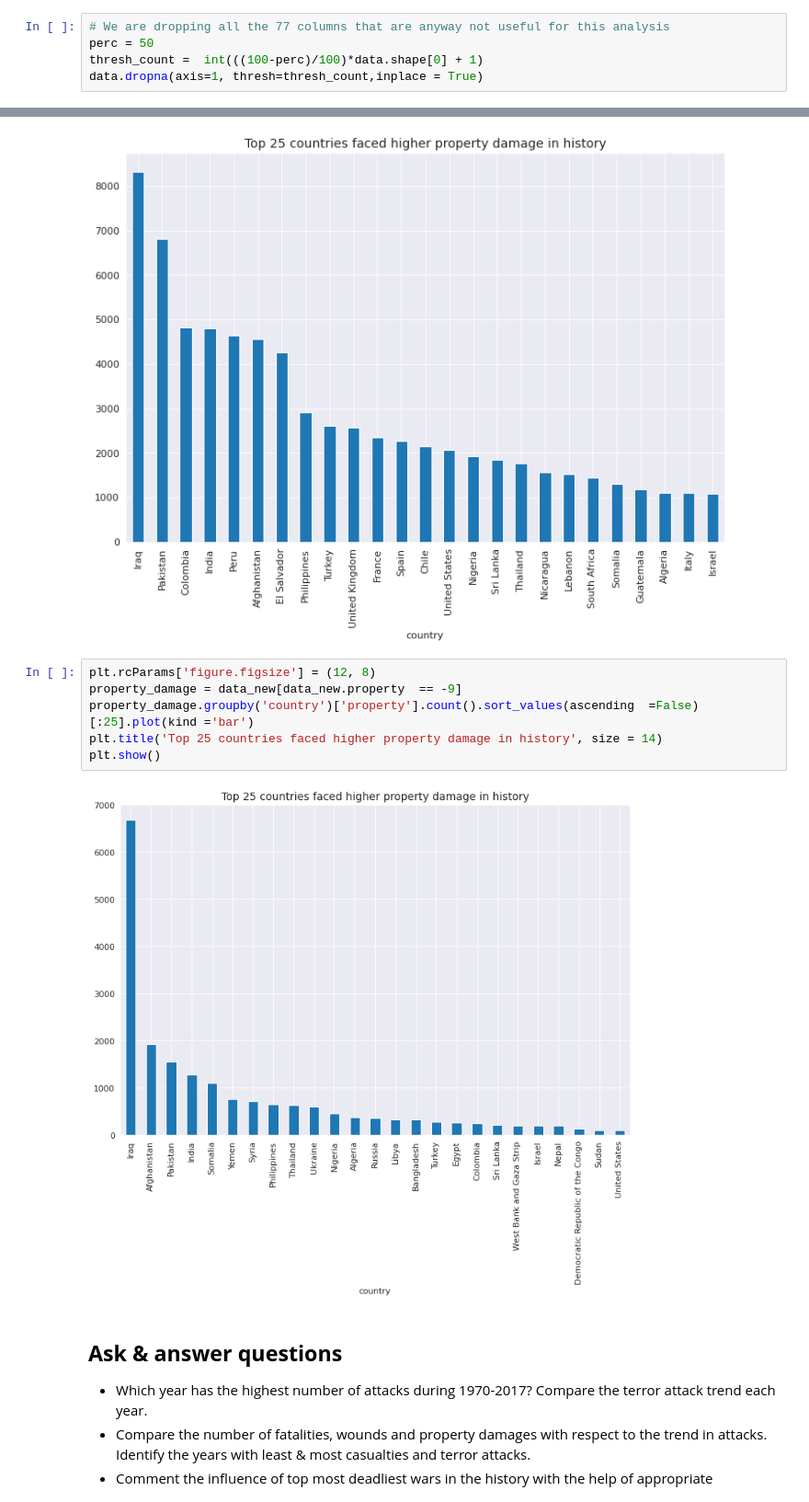
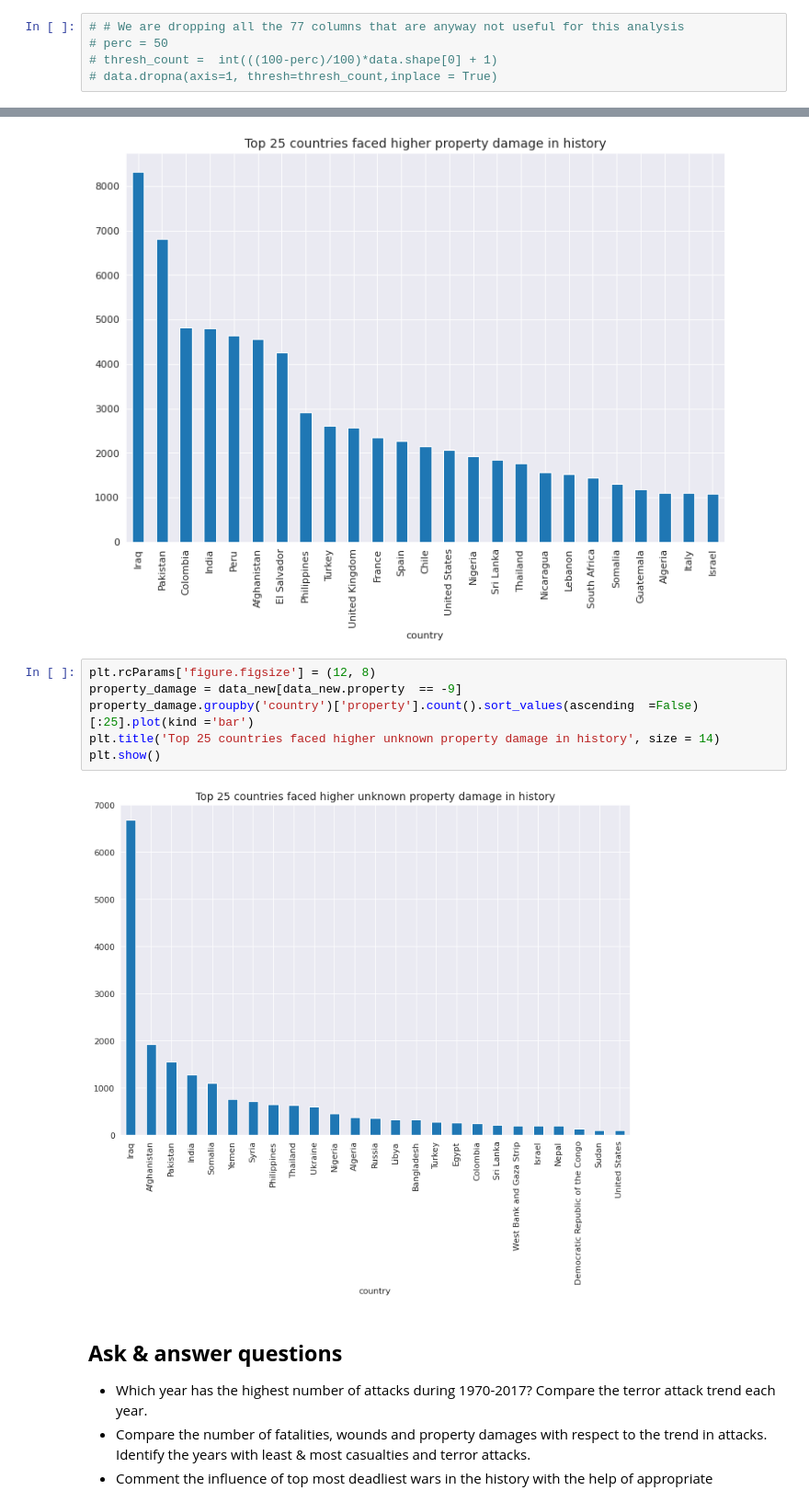
Before and after one commit to JozJozmin/GTD-, a Jupyter notebook: global-terrorism-analysis-capstone-project-ipynb.ipynb, the cells around one changed output, grey strips where cells are left out. Shown at 92% size. Saved outputs shown, nothing was run; the diff lists cells and outputs as text.

Commit message:
Kaggle Notebook | Global Terrorism Analysis - Capstone Project.ipynb | Version 29

```diff
--- a/global-terrorism-analysis-capstone-project-ipynb.ipynb
+++ b/global-terrorism-analysis-capstone-project-ipynb.ipynb
@@ -100,9 +115,9 @@ print(f'The number of columns which have more than 50% of null values are:{ len(
 # %% [output]
 The number of columns which have more than 50% of null values are:77
 # %%
-# We are dropping all the 77 columns that are anyway not useful for this analysis
-perc = 50
-thresh_count =  int(((100-perc)/100)*data.shape[0] + 1)
-data.dropna(axis=1, thresh=thresh_count,inplace = True)
+# # We are dropping all the 77 columns that are anyway not useful for this analysis
+# perc = 50
+# thresh_count =  int(((100-perc)/100)*data.shape[0] + 1)
+# data.dropna(axis=1, thresh=thresh_count,inplace = True)
 # %%
 # checking out remaining columns
@@ -861,11 +941,11 @@ plt.show()
 # %%
 plt.rcParams['figure.figsize'] = (12, 8)
 property_damage = data_new[data_new.property  == -9]
 property_damage.groupby('country')['property'].count().sort_values(ascending  =False)[:25].plot(kind ='bar')
-plt.title('Top 25 countries faced higher property damage in history', size = 14)
+plt.title('Top 25 countries faced higher unknown property damage in history', size = 14)
 plt.show()
 # %% [output]
-[figure, old version]
+[figure, new version]
 # %% [markdown]
 ## **Ask & answer questions**
 
```
Also changed, not shown: parts of 29 cells of this notebook.
